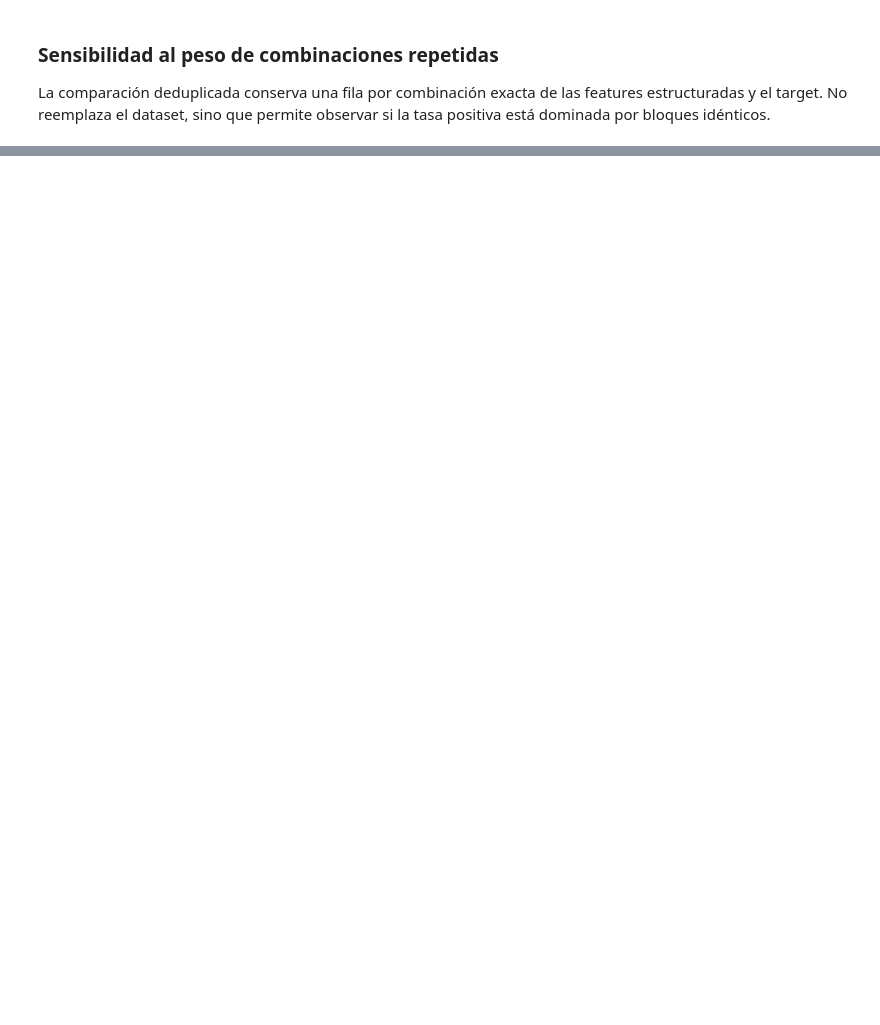
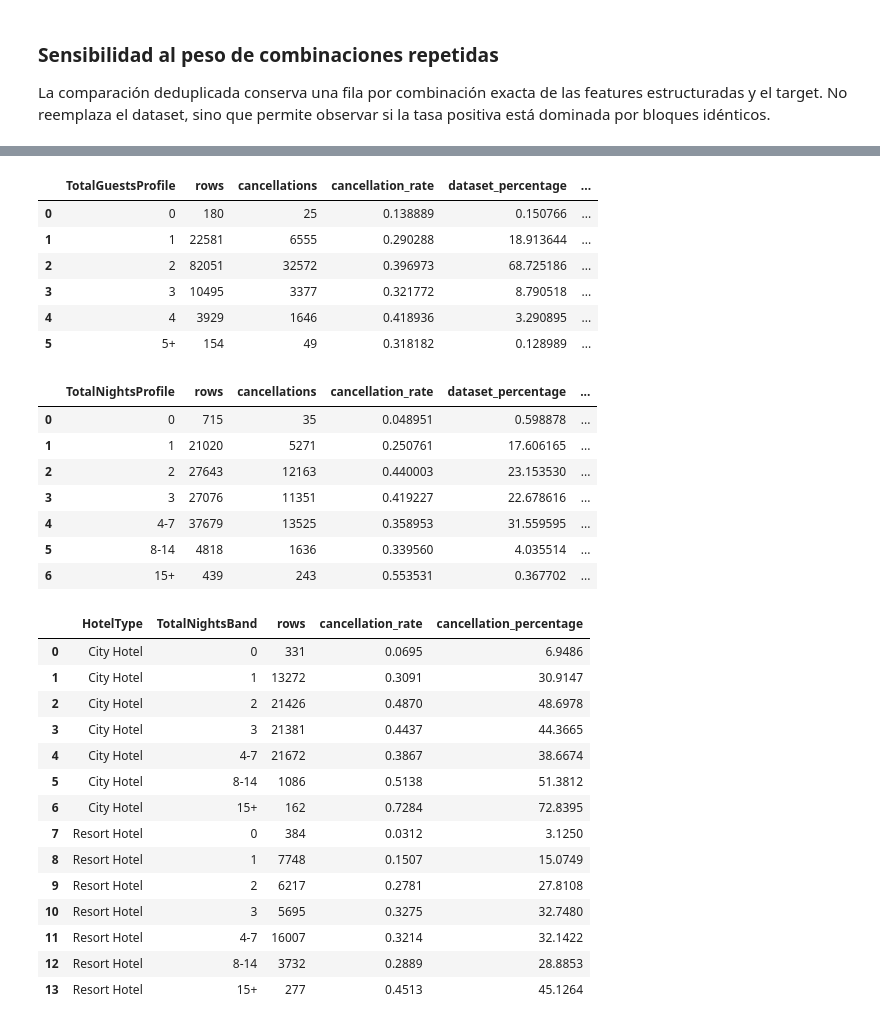
Before and after one commit to Lithium582/Obligatorio2026, a Jupyter notebook: notebooks/03_feature_analysis.ipynb, the cells around one changed output, grey strips where cells are left out. Saved outputs shown, nothing was run; the diff lists cells and outputs as text; code cells hidden in the pictures; blank space fills up the shorter version.

```diff
--- a/notebooks/03_feature_analysis.ipynb
+++ b/notebooks/03_feature_analysis.ipynb
@@ -1606,0 +1672,55 @@ Si la diferencia entre cero y positivo se mantiene en ambos hoteles, varios año
+# %%
+guests_nights_df["TotalGuestsBand"] = pd.cut(
+    guests_nights_df["TotalGuests"], bins=[-1, 0, 1, 2, 3, 4, np.inf],
+    labels=["0", "1", "2", "3", "4", "5+"],
+)
+guests_nights_df["TotalNightsBand"] = pd.cut(
+    guests_nights_df["TotalNights"], bins=[-1, 0, 1, 2, 3, 7, 14, np.inf],
+    labels=["0", "1", "2", "3", "4-7", "8-14", "15+"],
+)
+total_guests_profile = summarize_cancellation_profile(
+    guests_nights_df["TotalGuestsBand"], guests_nights_df["IsCanceled"], "TotalGuestsProfile"
+)
+total_nights_profile = summarize_cancellation_profile(
+    guests_nights_df["TotalNightsBand"], guests_nights_df["IsCanceled"], "TotalNightsProfile"
+)
+nights_by_hotel = (
+    guests_nights_df.groupby(["HotelType", "TotalNightsBand"], observed=True)
+    .agg(rows=("IsCanceled", "size"), cancellation_rate=("IsCanceled", "mean"))
+    .reset_index()
+)
+nights_by_hotel["cancellation_percentage"] = nights_by_hotel["cancellation_rate"] * 100
+display(total_guests_profile)
+display(total_nights_profile)
+display(nights_by_hotel.round(4))
+# %% [output]
+|  | TotalGuestsProfile | rows | cancellations | cancellation_rate | dataset_percentage | ... |
+| 0 | 0 | 180 | 25 | 0.138889 | 0.150766 | ... |
+| 1 | 1 | 22581 | 6555 | 0.290288 | 18.913644 | ... |
+| 2 | 2 | 82051 | 32572 | 0.396973 | 68.725186 | ... |
+| 3 | 3 | 10495 | 3377 | 0.321772 | 8.790518 | ... |
+| 4 | 4 | 3929 | 1646 | 0.418936 | 3.290895 | ... |
+| 5 | 5+ | 154 | 49 | 0.318182 | 0.128989 | ... |
+|  | TotalNightsProfile | rows | cancellations | cancellation_rate | dataset_percentage | ... |
+| 0 | 0 | 715 | 35 | 0.048951 | 0.598878 | ... |
+| 1 | 1 | 21020 | 5271 | 0.250761 | 17.606165 | ... |
+| 2 | 2 | 27643 | 12163 | 0.440003 | 23.153530 | ... |
+| 3 | 3 | 27076 | 11351 | 0.419227 | 22.678616 | ... |
+| 4 | 4-7 | 37679 | 13525 | 0.358953 | 31.559595 | ... |
+| 5 | 8-14 | 4818 | 1636 | 0.339560 | 4.035514 | ... |
+| 6 | 15+ | 439 | 243 | 0.553531 | 0.367702 | ... |
+|  | HotelType | TotalNightsBand | rows | cancellation_rate | cancellation_percentage |
+| 0 | City Hotel | 0 | 331 | 0.0695 | 6.9486 |
+| 1 | City Hotel | 1 | 13272 | 0.3091 | 30.9147 |
+| 2 | City Hotel | 2 | 21426 | 0.4870 | 48.6978 |
+| 3 | City Hotel | 3 | 21381 | 0.4437 | 44.3665 |
+| 4 | City Hotel | 4-7 | 21672 | 0.3867 | 38.6674 |
+| 5 | City Hotel | 8-14 | 1086 | 0.5138 | 51.3812 |
+| 6 | City Hotel | 15+ | 162 | 0.7284 | 72.8395 |
+| 7 | Resort Hotel | 0 | 384 | 0.0312 | 3.1250 |
+| 8 | Resort Hotel | 1 | 7748 | 0.1507 | 15.0749 |
+| 9 | Resort Hotel | 2 | 6217 | 0.2781 | 27.8108 |
+| 10 | Resort Hotel | 3 | 5695 | 0.3275 | 32.7480 |
+| 11 | Resort Hotel | 4-7 | 16007 | 0.3214 | 32.1422 |
+| 12 | Resort Hotel | 8-14 | 3732 | 0.2889 | 28.8853 |
+| 13 | Resort Hotel | 15+ | 277 | 0.4513 | 45.1264 |
```
Also changed, not shown: parts of 11 cells of this notebook.
